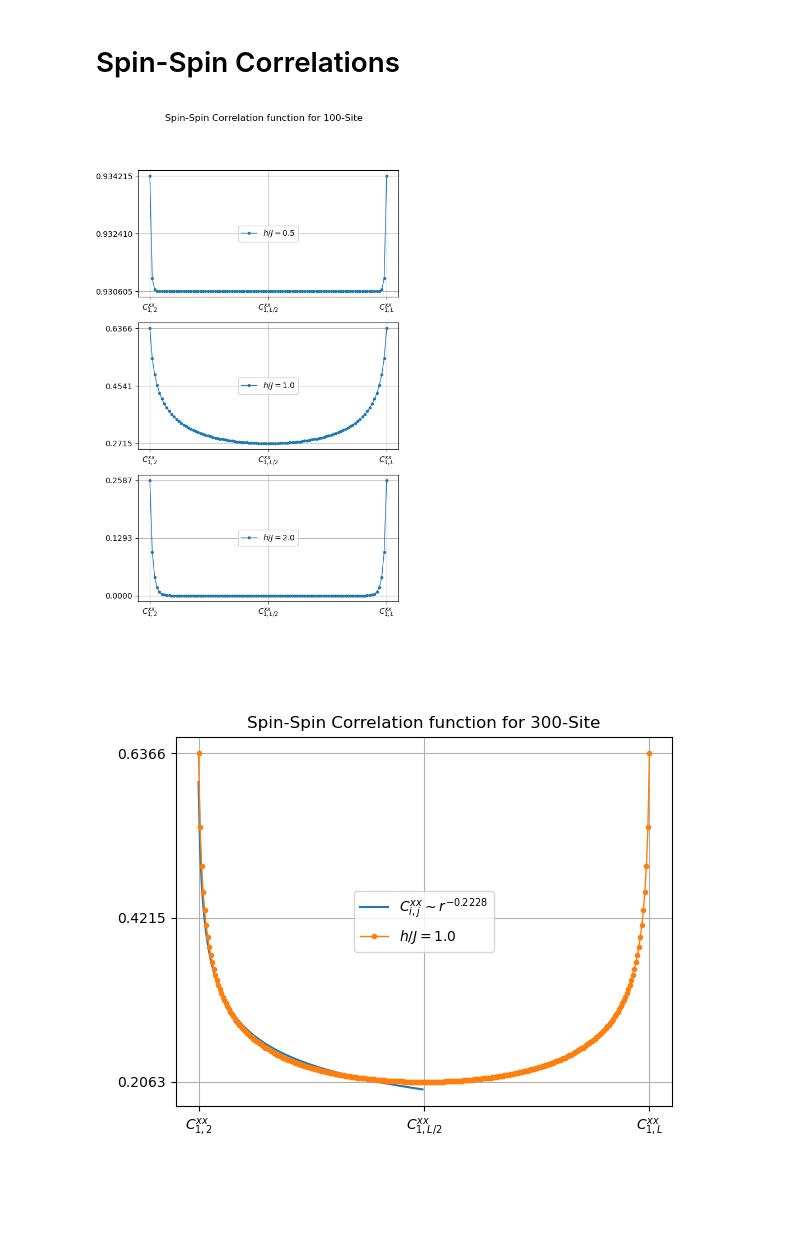
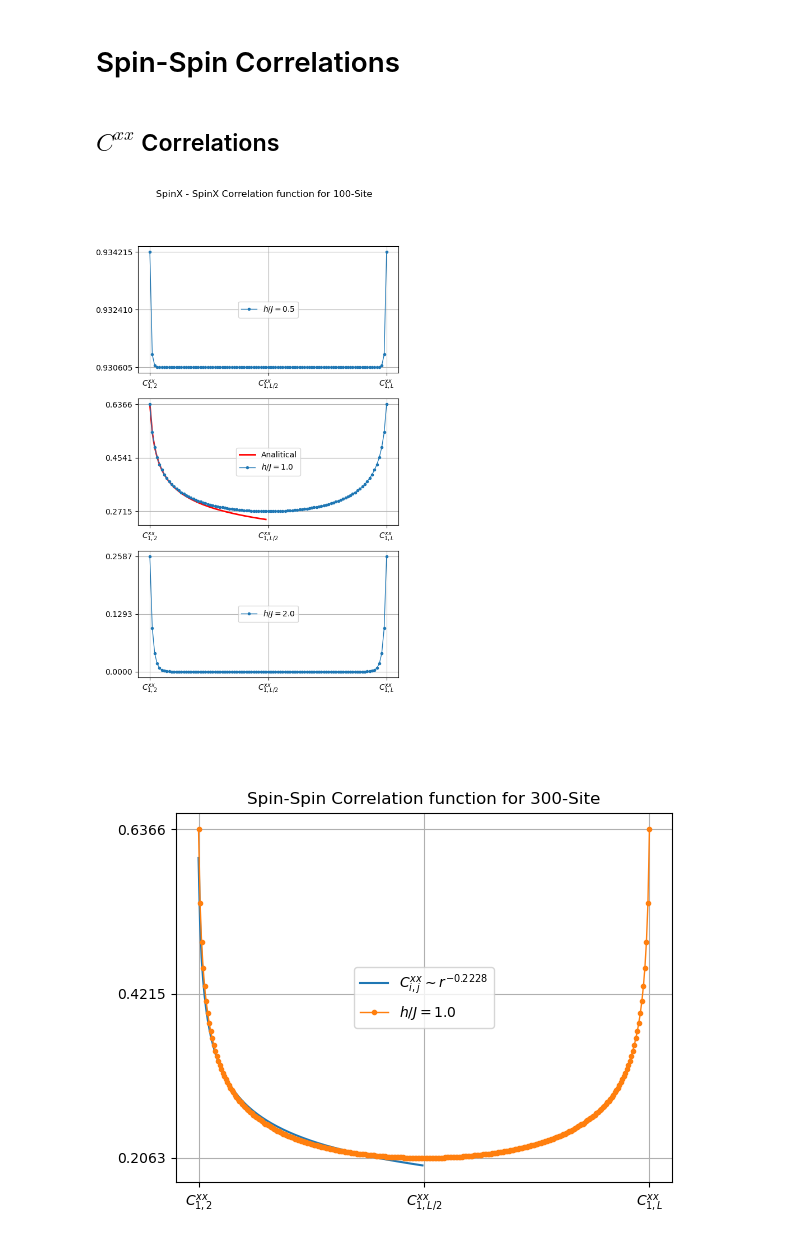
Before and after one commit to Skylines316/Quantum_Ising_Chain, a Jupyter notebook: IsingChain.ipynb, the cells around one changed output. Saved outputs shown, nothing was run; the diff lists cells and outputs as text; code cells hidden in the pictures; blank space fills up the shorter version.

```diff
--- a/IsingChain.ipynb
+++ b/IsingChain.ipynb
@@ -249,6 +249,24 @@ class Hamiltonian():
 
     return CorrXX
 
+  def spincorrYY(self, i:int, j:int, M=None):
+    """
+    If PBC is true then this returns a lambda function object.spincorrYY()(p) where
+    for each p one obtains the spin correlation for that parity, but in PBC False this returns only one matrix.
+
+    This corresponds to C_{i,j}^{yy} = <sigma^y_{i} sigma^y_{j}>
+    """
+
+    if M == None:
+      M = self.Mmat()
+
+    if self.PBC:
+      CorrYY = lambda x: np.linalg.det(M(x)[i+1:j+1,i:j])
+    else:
+      CorrYY = np.linalg.det(M(x)[i+1:j+1,i:j])
+
+    return CorrYY
+
   def entropy_ent(self, l, GF=None):
     """if PBC is true then this returns a lambda function object.matrix()(p) where
     for each p one obtains the parity, but in PBC False this returns only one matrix"""
@@ -483,34 +501,43 @@ plt.show()
 [figure]
 # %% [markdown]
 # Spin-Spin Correlations
+# %% [markdown]
+## $C^{xx}$ Correlations
 # %%
 ## Correlations:
 
 L = 100
 J = 1.
 kappa = 1.
 
 fig, axs = plt.subplots(3)
-fig.suptitle(r'Spin-Spin Correlation function for ' + str(L) + r'-Site')
+fig.suptitle(r'SpinX - SpinX Correlation function for ' + str(L) + r'-Site')
 fig.set_size_inches(6,10)
 
 hL = int(L/2)
 
 p=0
 for h in [0.5, 1, 2]:
   corr = []
   H = Hamiltonian(h,L,J,kappa,PBC=True)
   for l in range(1,L):
     corr.append(H.spincorr(0,l)(0))
 
+  if p==1:
+    C = lambda x: np.array([[-2/(np.pi*(1+2*(i))) for i in np.arange(-x+j,j,1)[::-1]] for j in np.arange(0,x,1)])
+    aCorrXX = []
+    for i in range(1,hL):
+      aCorrXX.append(np.linalg.det(C(i)))
+    axs[1].plot(range(1,hL), aCorrXX, '-', color='red', lw=2, markersize=3, label=r"Analitical")
+
   axs[p].plot(range(1,L), corr, 'o-', lw=1, markersize=3, label=r"$h/J=$"+str(h/J))
   axs[p].set_xticks([1, L/2, L-1],[r'$C_{1,2}^{xx}$', r'$C_{1,L/2}^{xx}$', r'$C_{1,L}^{xx}$'])
   axs[p].set_yticks([np.min(corr), np.min(corr)+(np.max(corr)-np.min(corr))/2, np.max(corr)])
   axs[p].legend(loc='center')
   axs[p].grid(True)
   p+=1
 # %% [output]
-[figure, old version]
+[figure, new version]
 # %%
 # Critical Case
 @njit()
```
Also changed, not shown: parts of 9 cells of this notebook.
